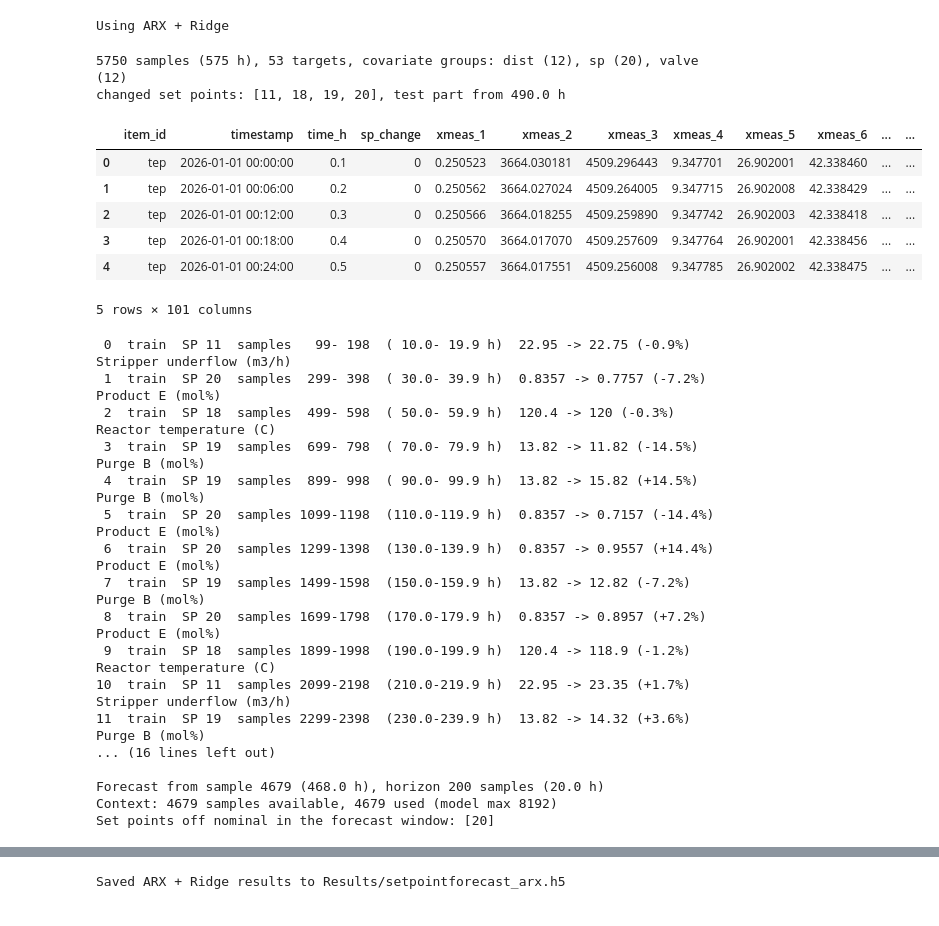
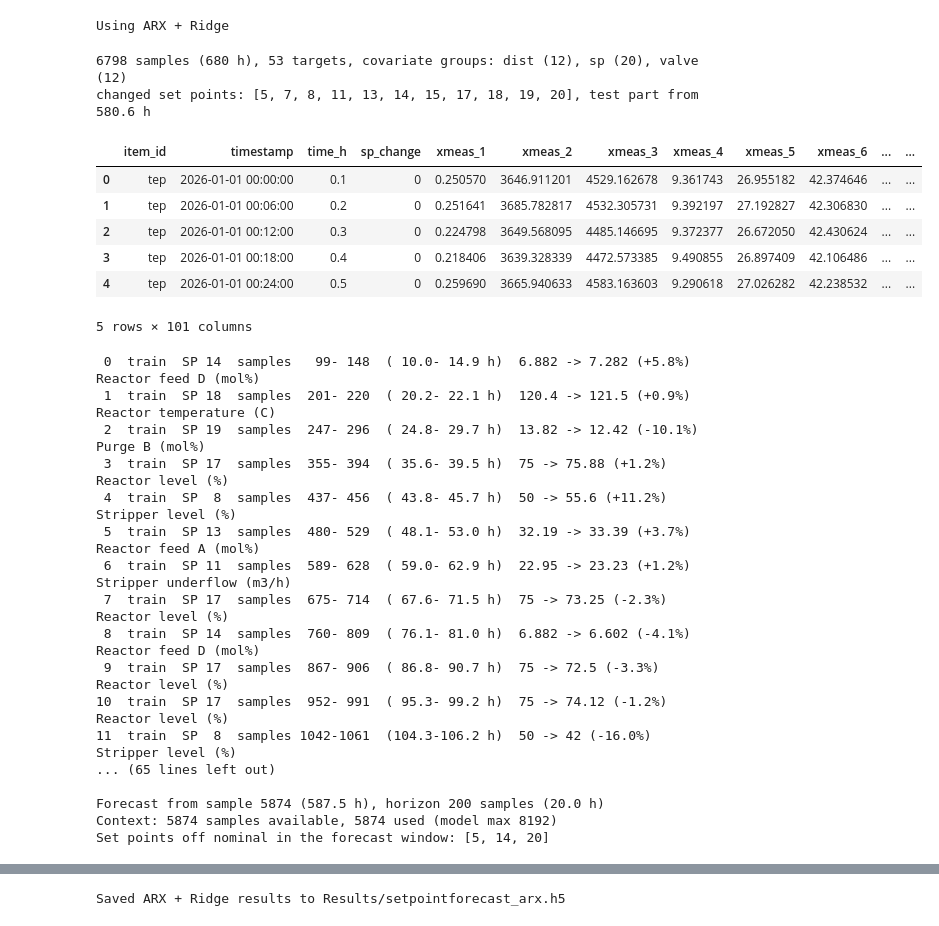
Before and after one commit to Imker0311/TSFM-TEP, a Jupyter notebook: TEP-ARX-SetpointForecast.ipynb, the cells around one changed output, grey strips where cells are left out. Saved outputs shown, nothing was run; the diff lists cells and outputs as text; code cells hidden in the pictures.

Commit message:
All forecasting files, updates to simulation files, and additional unused/test files

```diff
--- a/TEP-ARX-SetpointForecast.ipynb
+++ b/TEP-ARX-SetpointForecast.ipynb
@@ -19,7 +19,7 @@ Using ARX + Ridge
 # Load data
 import json
 
-DATA_FILE = "tep_sp_clean.h5"
+DATA_FILE = "tep_sp_spaced_6min_noisy.h5"
 
 
 def read_names(ds):
@@ -38,40 +38,40 @@ SAMPLE_MIN = config["record_every"] / 60   # sampling interval (min)
 
 nominal = {int(k): v for k, v in config["setpoints"].items()}
 CHANGED = sorted({k for k, _, _ in config["setpoint_schedule"]})   # set points changed in this run
 t_test = config.get("t_test")                                    # start of the test changes (h)
 
 sp = groups["sp"][0]
 off = {k: np.abs(sp[:, k - 1] - nominal[k]) > 1e-9 for k in CHANGED}
 sp_change = np.zeros(len(time_h), dtype=int)
 for k in reversed(CHANGED):
     sp_change[off[k]] = k
 
 data = {"time_h": time_h, "sp_change": sp_change}
 COLUMNS, LABELS = {}, {}
 for group, (values, labels) in groups.items():
     COLUMNS[group] = [f"{group}_{i}" for i in range(1, values.shape[1] + 1)]
     for col, v, label in zip(COLUMNS[group], values.T, labels):
         data[col] = v
         LABELS[col] = label
 
 df = pd.DataFrame(data)
 df.insert(0, "item_id", "tep")
 df.insert(1, "timestamp", pd.date_range("2026-01-01", periods=len(df), freq=f"{config['record_every']}s"))
 
 TARGET_COLUMNS = COLUMNS["xmeas"] + COLUMNS["xmv"]
 print(f"{len(df)} samples ({time_h[-1]:.0f} h), {len(TARGET_COLUMNS)} targets, covariate groups: "
       + ", ".join(f"{g} ({len(COLUMNS[g])})" for g in COLUMNS if g not in ["xmeas", "xmv"]))
 print(f"changed set points: {CHANGED}, test part from {t_test} h")
 df.head()
 # %% [output]
-5750 samples (575 h), 53 targets, covariate groups: dist (12), sp (20), valve (12)
-changed set points: [11, 18, 19, 20], test part from 490.0 h
+6798 samples (680 h), 53 targets, covariate groups: dist (12), sp (20), valve (12)
+changed set points: [5, 7, 8, 11, 13, 14, 15, 17, 18, 19, 20], test part from 580.6 h
 |  | item_id | timestamp | time_h | sp_change | xmeas_1 | xmeas_2 | xmeas_3 | xmeas_4 | xmeas_5 | xmeas_6 | ... | ... |
-| 0 | tep | 2026-01-01 00:00:00 | 0.1 | 0 | 0.250523 | 3664.030181 | 4509.296443 | 9.347701 | 26.902001 | 42.338460 | ... | ... |
-| 1 | tep | 2026-01-01 00:06:00 | 0.2 | 0 | 0.250562 | 3664.027024 | 4509.264005 | 9.347715 | 26.902008 | 42.338429 | ... | ... |
-| 2 | tep | 2026-01-01 00:12:00 | 0.3 | 0 | 0.250566 | 3664.018255 | 4509.259890 | 9.347742 | 26.902003 | 42.338418 | ... | ... |
-| 3 | tep | 2026-01-01 00:18:00 | 0.4 | 0 | 0.250570 | 3664.017070 | 4509.257609 | 9.347764 | 26.902001 | 42.338456 | ... | ... |
-| 4 | tep | 2026-01-01 00:24:00 | 0.5 | 0 | 0.250557 | 3664.017551 | 4509.256008 | 9.347785 | 26.902002 | 42.338475 | ... | ... |
+| 0 | tep | 2026-01-01 00:00:00 | 0.1 | 0 | 0.250570 | 3646.911201 | 4529.162678 | 9.361743 | 26.955182 | 42.374646 | ... | ... |
+| 1 | tep | 2026-01-01 00:06:00 | 0.2 | 0 | 0.251641 | 3685.782817 | 4532.305731 | 9.392197 | 27.192827 | 42.306830 | ... | ... |
+| 2 | tep | 2026-01-01 00:12:00 | 0.3 | 0 | 0.224798 | 3649.568095 | 4485.146695 | 9.372377 | 26.672050 | 42.430624 | ... | ... |
+| 3 | tep | 2026-01-01 00:18:00 | 0.4 | 0 | 0.218406 | 3639.328339 | 4472.573385 | 9.490855 | 26.897409 | 42.106486 | ... | ... |
+| 4 | tep | 2026-01-01 00:24:00 | 0.5 | 0 | 0.259690 | 3665.940633 | 4583.163603 | 9.290618 | 27.026282 | 42.238532 | ... | ... |
 5 rows × 101 columns
 # %%
 # Pick a forecast window
@@ -90,7 +90,7 @@ for n, (s, e, k, v) in enumerate(events):
     print(f"{n:2d}  {part}  SP {k:2d}  samples {s:4d}-{e:4d}  ({time_h[s]:5.1f}-{time_h[e]:5.1f} h)  "
           f"{nominal[k]:.4g} -> {v:.4g} ({100 * (v - nominal[k]) / nominal[k]:+.1f}%)  {LABELS[f'sp_{k}']}")
 
-EVENT_INDEX = 23
+EVENT_INDEX = 67
 START = None
 BUFFER = 20
 HORIZON = 200
@@ -111,23 +111,23 @@ print(f"\nForecast from sample {SPLIT} ({time_h[SPLIT]:.1f} h), horizon {HORIZON
 print(f"Context: {SPLIT} samples available, {context_used} used (model max {MAX_CONTEXT})")
 print(f"Set points off nominal in the forecast window: {window_changes if window_changes else 'none'}")
 # %% [output]
- 0  train  SP 11  samples   99- 198  ( 10.0- 19.9 h)  22.95 -> 22.75 (-0.9%)  Stripper underflow (m3/h)
- 1  train  SP 20  samples  299- 398  ( 30.0- 39.9 h)  0.8357 -> 0.7757 (-7.2%)  Product E (mol%)
- 2  train  SP 18  samples  499- 598  ( 50.0- 59.9 h)  120.4 -> 120 (-0.3%)  Reactor temperature (C)
- 3  train  SP 19  samples  699- 798  ( 70.0- 79.9 h)  13.82 -> 11.82 (-14.5%)  Purge B (mol%)
- 4  train  SP 19  samples  899- 998  ( 90.0- 99.9 h)  13.82 -> 15.82 (+14.5%)  Purge B (mol%)
- 5  train  SP 20  samples 1099-1198  (110.0-119.9 h)  0.8357 -> 0.7157 (-14.4%)  Product E (mol%)
- 6  train  SP 20  samples 1299-1398  (130.0-139.9 h)  0.8357 -> 0.9557 (+14.4%)  Product E (mol%)
- 7  train  SP 19  samples 1499-1598  (150.0-159.9 h)  13.82 -> 12.82 (-7.2%)  Purge B (mol%)
- 8  train  SP 20  samples 1699-1798  (170.0-179.9 h)  0.8357 -> 0.8957 (+7.2%)  Product E (mol%)
- 9  train  SP 18  samples 1899-1998  (190.0-199.9 h)  120.4 -> 118.9 (-1.2%)  Reactor temperature (C)
-10  train  SP 11  samples 2099-2198  (210.0-219.9 h)  22.95 -> 23.35 (+1.7%)  Stripper underflow (m3/h)
-11  train  SP 19  samples 2299-2398  (230.0-239.9 h)  13.82 -> 14.32 (+3.6%)  Purge B (mol%)
-... (16 lines left out)
+ 0  train  SP 14  samples   99- 148  ( 10.0- 14.9 h)  6.882 -> 7.282 (+5.8%)  Reactor feed D (mol%)
+ 1  train  SP 18  samples  201- 220  ( 20.2- 22.1 h)  120.4 -> 121.5 (+0.9%)  Reactor temperature (C)
+ 2  train  SP 19  samples  247- 296  ( 24.8- 29.7 h)  13.82 -> 12.42 (-10.1%)  Purge B (mol%)
+ 3  train  SP 17  samples  355- 394  ( 35.6- 39.5 h)  75 -> 75.88 (+1.2%)  Reactor level (%)
+ 4  train  SP  8  samples  437- 456  ( 43.8- 45.7 h)  50 -> 55.6 (+11.2%)  Stripper level (%)
+ 5  train  SP 13  samples  480- 529  ( 48.1- 53.0 h)  32.19 -> 33.39 (+3.7%)  Reactor feed A (mol%)
+ 6  train  SP 11  samples  589- 628  ( 59.0- 62.9 h)  22.95 -> 23.23 (+1.2%)  Stripper underflow (m3/h)
+ 7  train  SP 17  samples  675- 714  ( 67.6- 71.5 h)  75 -> 73.25 (-2.3%)  Reactor level (%)
+ 8  train  SP 14  samples  760- 809  ( 76.1- 81.0 h)  6.882 -> 6.602 (-4.1%)  Reactor feed D (mol%)
+ 9  train  SP 17  samples  867- 906  ( 86.8- 90.7 h)  75 -> 72.5 (-3.3%)  Reactor level (%)
+10  train  SP 17  samples  952- 991  ( 95.3- 99.2 h)  75 -> 74.12 (-1.2%)  Reactor level (%)
+11  train  SP  8  samples 1042-1061  (104.3-106.2 h)  50 -> 42 (-16.0%)  Stripper level (%)
+... (65 lines left out)
 
-Forecast from sample 4679 (468.0 h), horizon 200 samples (20.0 h)
-Context: 4679 samples available, 4679 used (model max 8192)
-Set points off nominal in the forecast window: [20]
+Forecast from sample 5874 (587.5 h), horizon 200 samples (20.0 h)
+Context: 5874 samples available, 5874 used (model max 8192)
+Set points off nominal in the forecast window: [5, 14, 20]
 # %%
 # Covariates
 USE_DIST = False                 # disturbance signals (12)
```
Also changed, not shown: parts of 7 cells of this notebook, 23 other files.
